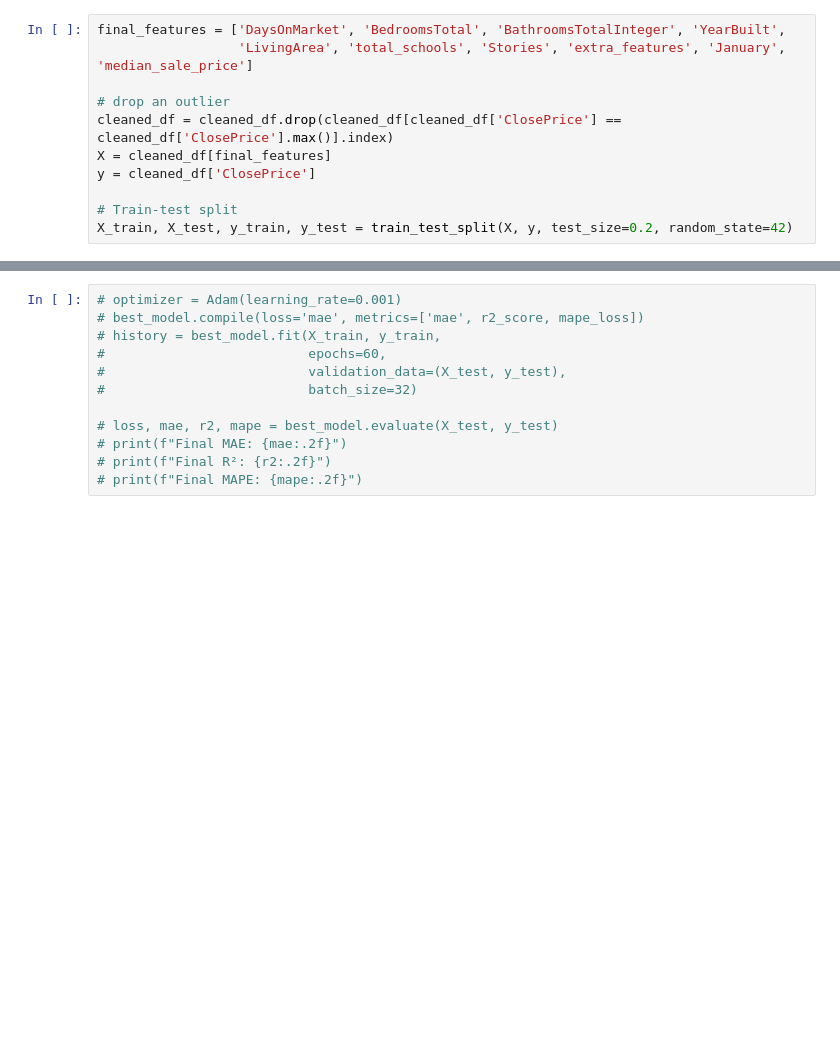
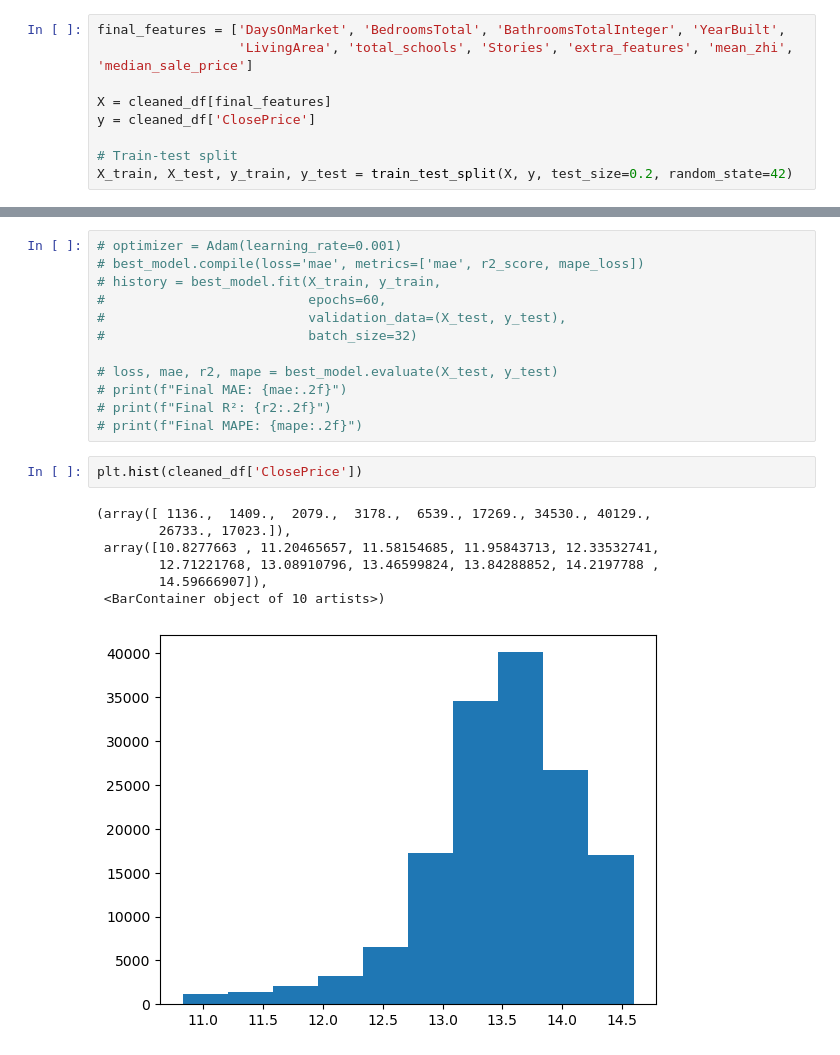
Before and after one commit to bbousquette1/IDX-Exchange-DS16-Winter2025, a Jupyter notebook: Claire_ML.ipynb, the cells around one changed output, grey strips where cells are left out. Drawn from its saved outputs; the diff is of its cells as text; blank space fills up the shorter version.

```diff
--- a/Claire_ML.ipynb
+++ b/Claire_ML.ipynb
@@ -238,9 +258,7 @@ dtype: int64
 # %%
 final_features = ['DaysOnMarket', 'BedroomsTotal', 'BathroomsTotalInteger', 'YearBuilt',
-                  'LivingArea', 'total_schools', 'Stories', 'extra_features', 'January', 'median_sale_price']
+                  'LivingArea', 'total_schools', 'Stories', 'extra_features', 'mean_zhi', 'median_sale_price']
 
-# drop an outlier
-cleaned_df = cleaned_df.drop(cleaned_df[cleaned_df['ClosePrice'] == cleaned_df['ClosePrice'].max()].index)
 X = cleaned_df[final_features]
 y = cleaned_df['ClosePrice']
 
@@ -321,6 +339,16 @@ def r2_score(y_true, y_pred):
 # print(f"Final MAE: {mae:.2f}")
 # print(f"Final R²: {r2:.2f}")
 # print(f"Final MAPE: {mape:.2f}")
+# %%
+plt.hist(cleaned_df['ClosePrice'])
+# %% [output]
+(array([ 1136.,  1409.,  2079.,  3178.,  6539., 17269., 34530., 40129.,
+        26733., 17023.]),
+ array([10.8277663 , 11.20465657, 11.58154685, 11.95843713, 12.33532741,
+        12.71221768, 13.08910796, 13.46599824, 13.84288852, 14.2197788 ,
+        14.59666907]),
+ <BarContainer object of 10 artists>)
+[figure, added]
 # %%
 model = Sequential([
     Dense(16, activation='relu', input_shape=(X_train.shape[1],)),
```
Also changed, not shown: parts of 15 cells of this notebook, 3 other files.
